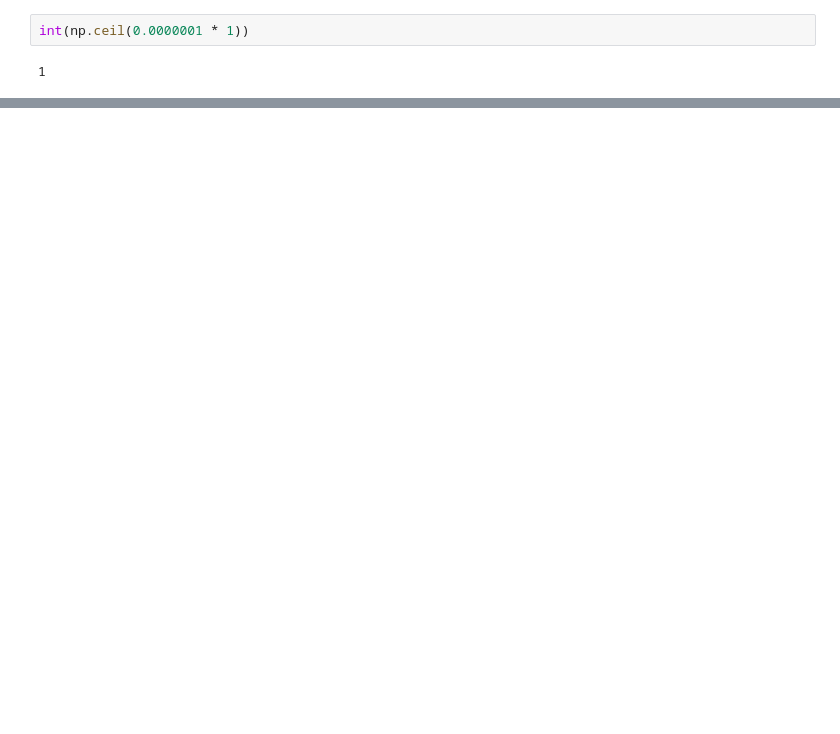
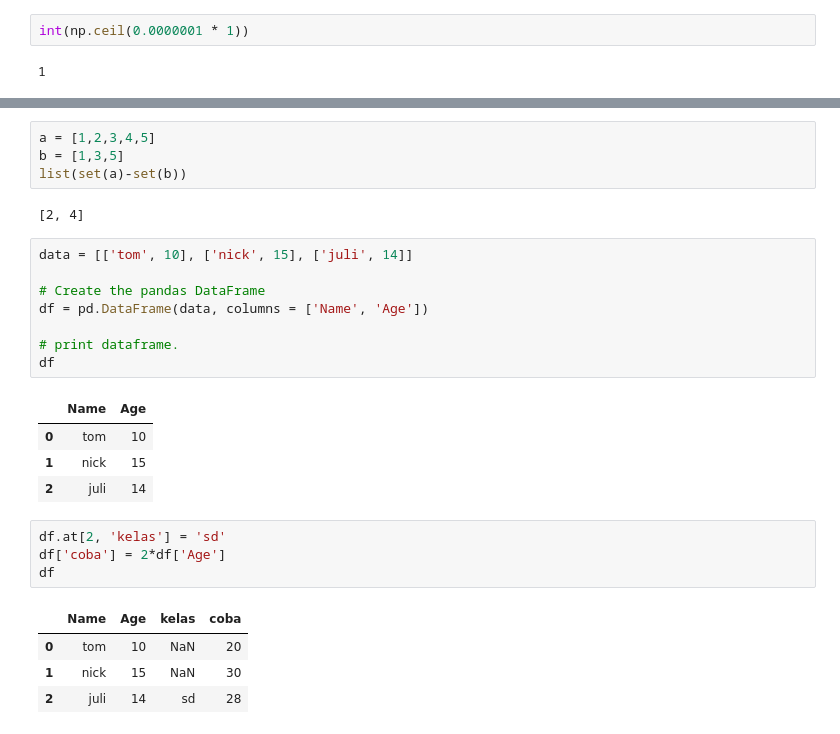
Before and after one commit to luqmanrofifm/iot_trust, a Jupyter notebook: Node_Coordinator_Selection.ipynb, the cells around one changed output, grey strips where cells are left out. Drawn from its saved outputs; the diff is of its cells as text; blank space fills up the shorter version.

```diff
--- a/Node_Coordinator_Selection.ipynb
+++ b/Node_Coordinator_Selection.ipynb
@@ -357,0 +489,28 @@ int(np.ceil(0.0000001 * 1))
+# %%
+a = [1,2,3,4,5]
+b = [1,3,5]
+list(set(a)-set(b))
+# %% [output]
+[2, 4]
+# %%
+data = [['tom', 10], ['nick', 15], ['juli', 14]]
+
+# Create the pandas DataFrame
+df = pd.DataFrame(data, columns = ['Name', 'Age'])
+
+# print dataframe.
+df
+# %% [output]
+|  | Name | Age |
+| 0 | tom | 10 |
+| 1 | nick | 15 |
+| 2 | juli | 14 |
+# %%
+df.at[2, 'kelas'] = 'sd'
+df['coba'] = 2*df['Age']
+df
+# %% [output]
+|  | Name | Age | kelas | coba |
+| 0 | tom | 10 | NaN | 20 |
+| 1 | nick | 15 | NaN | 30 |
+| 2 | juli | 14 | sd | 28 |
```
Also changed, not shown: parts of 14 cells of this notebook.
